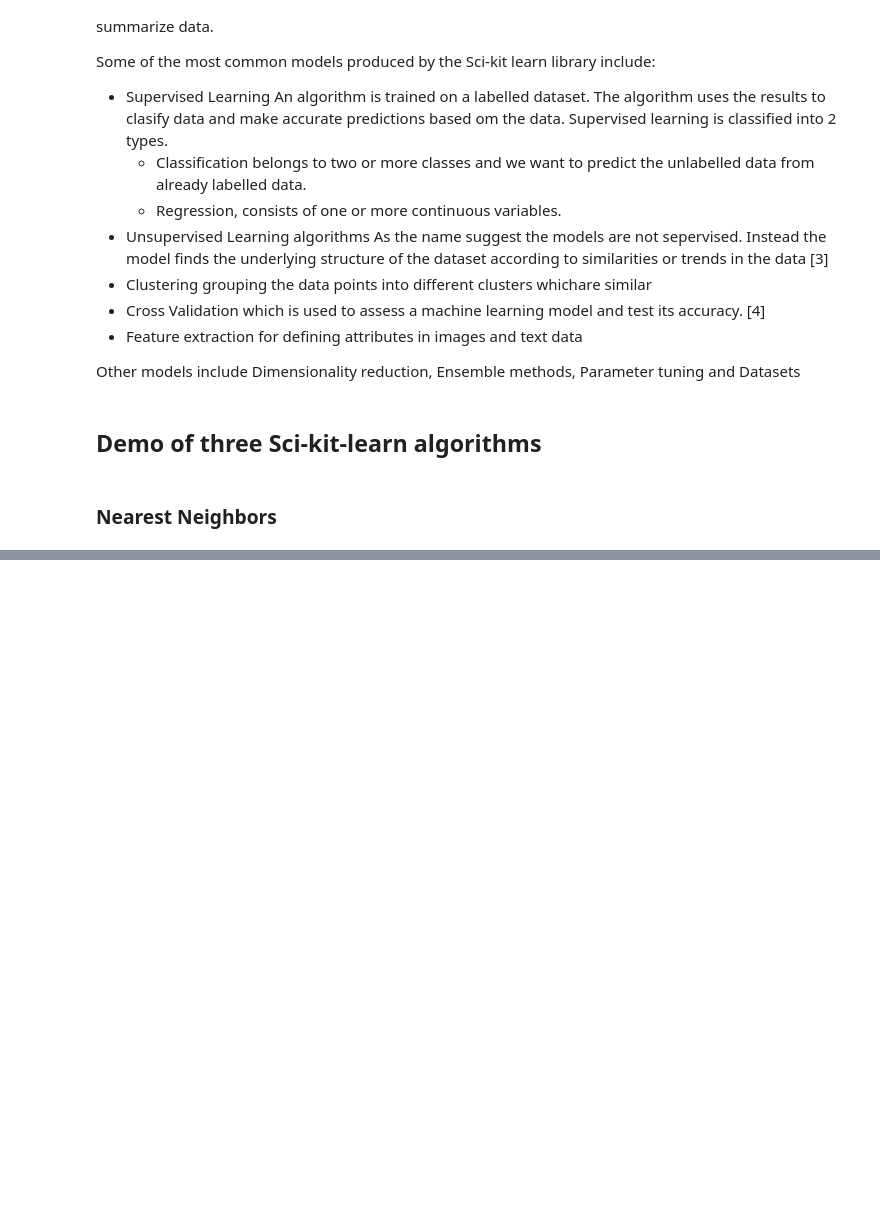
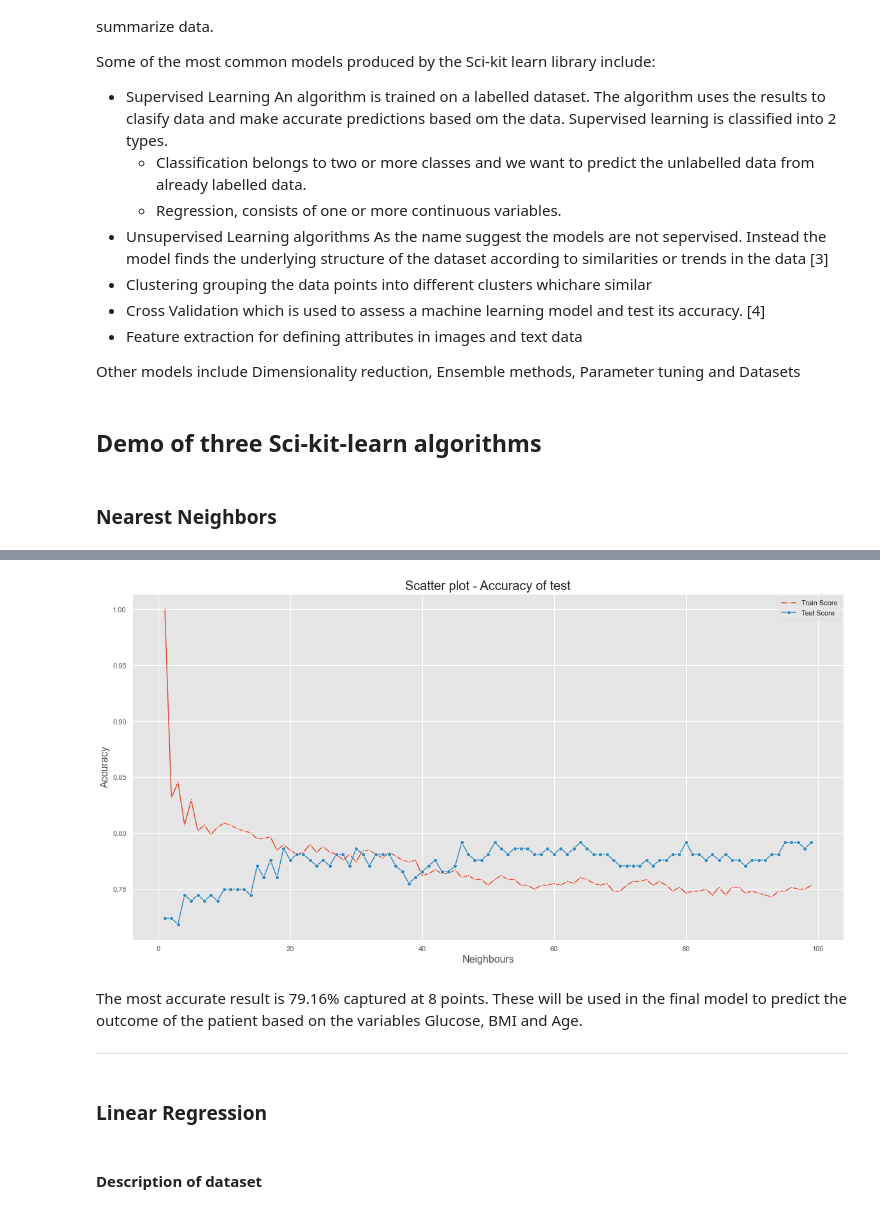
Before and after one commit to nmanley73/Machine_Learning_assessment, a Jupyter notebook: scikit-learn.ipynb, the cells around one changed output, grey strips where cells are left out. Saved outputs shown, nothing was run; the diff lists cells and outputs as text; code cells hidden in the pictures; blank space fills up the shorter version.

```diff
--- a/scikit-learn.ipynb
+++ b/scikit-learn.ipynb
@@ -29,0 +147,12 @@ data points closest in distance to the new data points and make a prediction bas
+# %%
+test_scores = []
+train_scores = []
+# loop through k values
+for i in range(1,100):
+
+    knn = KNeighborsClassifier(i)
+    knn.fit(X_train,y_train)
+
+    # calculate model accurcy and save in variables
+    train_scores.append(knn.score(X_train,y_train))
+    test_scores.append(knn.score(X_test,y_test))
@@ -29,0 +173,20 @@ data points closest in distance to the new data points and make a prediction bas
+# %%
+# make plot bigger and tidier
+plt.style.use("ggplot")
+plt.rcParams["figure.figsize"] = (20,10)
+
+p = sns.lineplot(range(1,100),train_scores,marker='*',label='Train Score')
+p = sns.lineplot(range(1,100),test_scores,marker='o',label='Test Score')
+
+plt.xlabel('Neighbours', fontsize=16)
+plt.ylabel('Accuracy', fontsize=16)
+plt.title('Scatter plot - Accuracy of test',fontsize=20)
+plt.show()
+# %% [output]
+[figure, added]
+# %% [markdown]
+The most accurate result is 79.16% captured at 8 points. These will be used in the final model to predict the outcome of the patient based on the
+variables Glucose, BMI and Age.
+***
+# %% [markdown]
+### Linear Regression
@@ -29,0 +199,2 @@ data points closest in distance to the new data points and make a prediction bas
+# %% [markdown]
+#### Description of dataset
```
Also changed, not shown: parts of 27 cells of this notebook, 4 other files.
